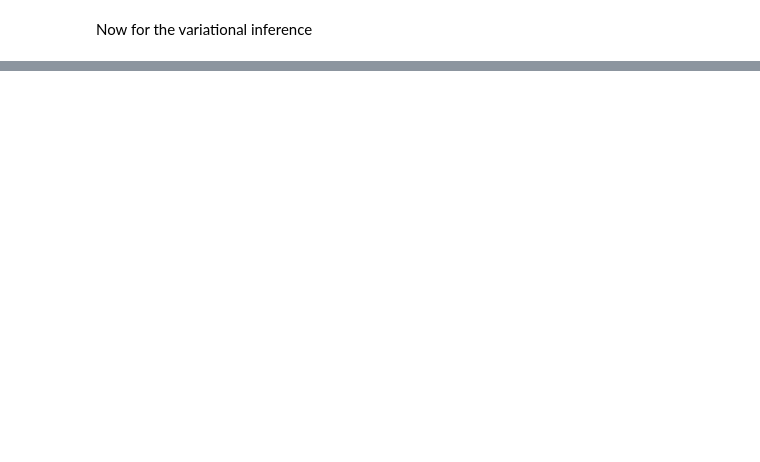
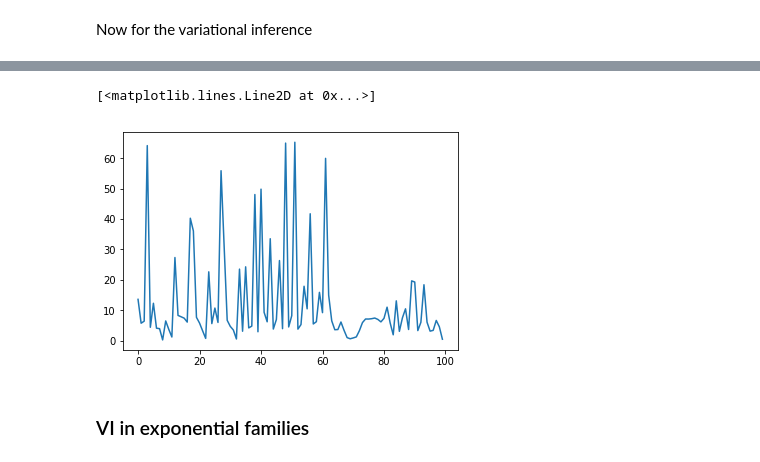
Before and after one commit to mbarsbey/Eigenfaces-basisfaces, a Jupyter notebook: variational-inference.ipynb, the cells around one changed output, grey strips where cells are left out. Cells and saved outputs as stored; diff of their text form; code cells hidden in the pictures; blank space fills up the shorter version.

```diff
--- a/variational-inference.ipynb
+++ b/variational-inference.ipynb
@@ -326,0 +364,7 @@ fig, ax = plot_predictive(x, K, m, title="Posterior predictive distribution usin
+# %%
+plt.plot(range(len(mean_diffs)), mean_diffs)
+# %% [output]
+[<matplotlib.lines.Line2D at 0x...>]
+[figure, added]
+# %% [markdown]
+### VI in exponential families
```
Also changed, not shown: parts of 18 cells of this notebook, 1 other file.
